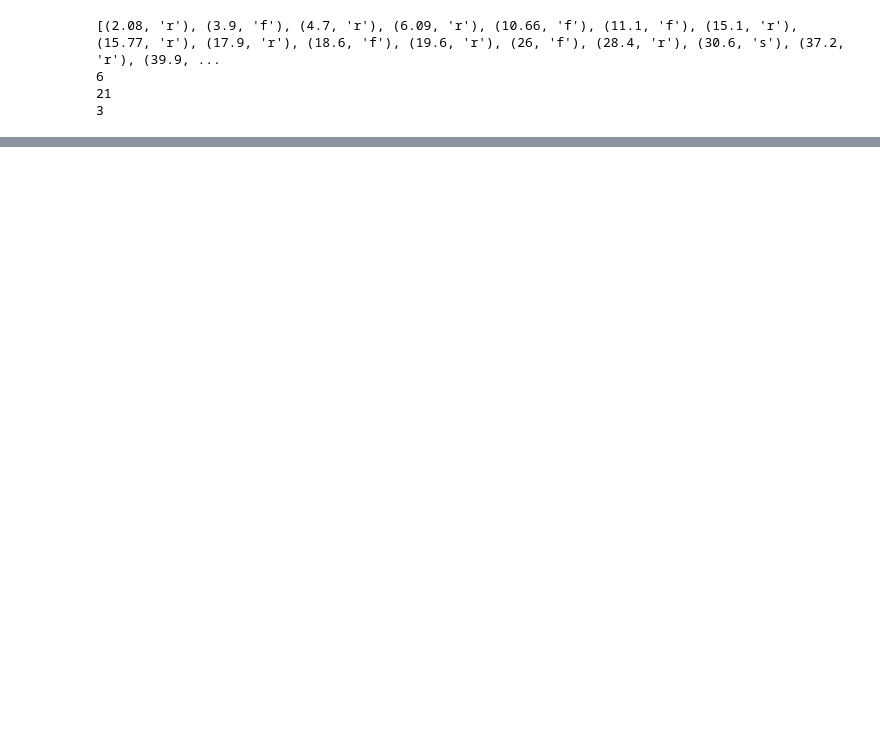
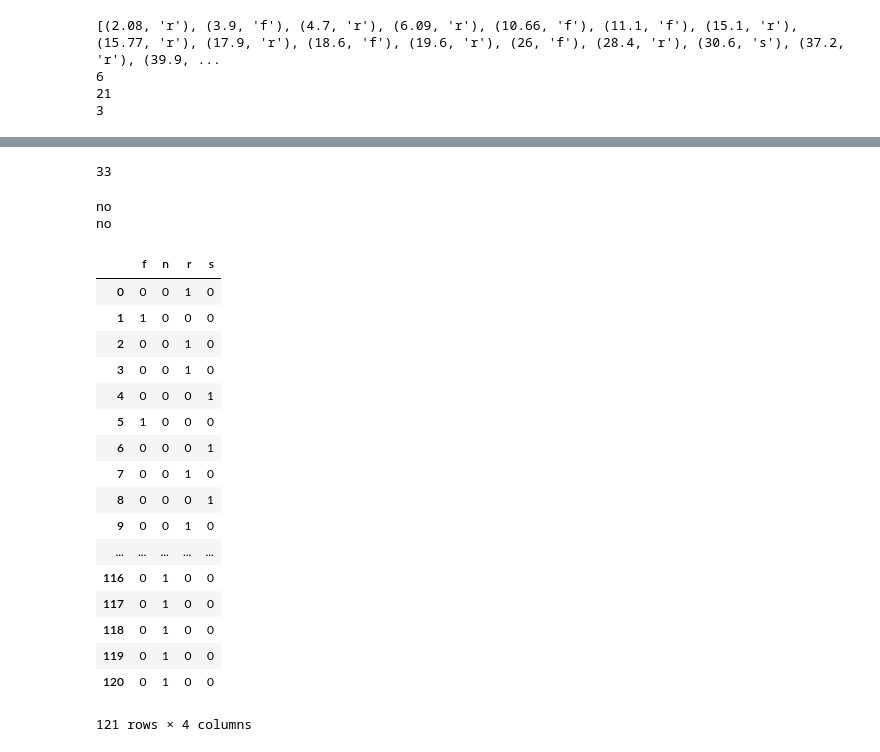
Before and after one commit to vjann/DLC, a Jupyter notebook: notebooks/data_notebooks/data_gopro3lens.ipynb, the cells around one changed output, grey strips where cells are left out. Cells and saved outputs as stored; diff of their text form; code cells hidden in the pictures; blank space fills up the shorter version.

```diff
--- a/notebooks/data_notebooks/data_gopro3lens.ipynb
+++ b/notebooks/data_notebooks/data_gopro3lens.ipynb
@@ -27,9 +27,9 @@ cols = ['Nose', 'DomInside', 'Pellet', 'Index', 'OtherHand']
 
 classes = ['n', 's', 'f', 'r']
 
-frames_before = 0
+frames_before = 12
 
-frames_after = 20
+frames_after = 30
 
 step_size = 1
 
@@ -47,6 +47,7 @@ import random
 from sklearn.model_selection import train_test_split
 # Import the model we are using
 from sklearn.ensemble import RandomForestClassifier
+from sklearn.ensemble import ExtraTreesClassifier
 
 #Functions to get training data
 def get_dataset(df, start_frames):
@@ -78,13 +79,13 @@ def get_non_reach_frames(df, num_frames, blacklist, avoidance_radius):
     return non_reaches
 
 #Use training features and labels to create Random Forest Classifier
-def create_classifier(features, labels, n_trees, test_proportion=0.25):
+def create_classifier(features, labels, n_trees, test_proportion=0.25, depth=None, max_feats='auto'):
     train_feats, test_feats, train_labs, test_labs = train_test_split(features, labels, test_size = test_proportion, random_state = seed)
     print('Training Features Shape:', train_feats.shape)
     print('Training Labels Shape:', train_labs.shape)
     print('Testing Features Shape:', test_feats.shape)
     print('Testing Labels Shape:', test_labs.shape)
-    rf = RandomForestClassifier(n_estimators = n_trees, random_state = seed)
+    rf = RandomForestClassifier(n_estimators = n_trees, random_state = seed, max_depth=depth, max_features=max_feats)
     # Train the model on training data
     print(train_feats.shape)
     print(train_labs.shape)
@@ -528,0 +579,55 @@ SyntaxError: invalid syntax (<ipython-input-24-90185ae7772a>, line 24)
+# %%
+print(int(n_feats**0.5))
+# %% [output]
+33
+# %%
+#Functions to get training data
+def get_dataset2(df, start_frames):
+    dataframe = df[cols]
+    dataset = []
+    for start_f in start_frames:
+        temp_df = dataframe.iloc[start_f - frames_before: start_f + frames_after]
+        if len(temp_df.values.flatten()) == 0:
+            print("ERROR check get dataset")
+        dataset.append(temp_df.values)
+    return np.asarray(dataset)
+
+pm = 0
+reach_frames_temp, reach_frames, reach_labels, non_reaches_frames = None, None, None, None
+#"C:\Users\vjj14\Documents\GoProLens\3lens\gp2.7k3lensA1.mp4"
+df_A = pd.read_hdf(r"C:\Users\vjj14\Desktop\DeepLabCut\gopro3lens-vj-2019-07-08\videos\gp2.7k3lensA1DeepCut_resnet50_gopro3lensJul8shuffle1_120005.h5")
+df_A.columns = df_A.columns.droplevel()
+reach_times = [19.12, 23.752, 24.186, 24.630, 36.846, 43.652, 44.042, 46.964, 60.218, 62.897, 64.787, 72.045, 85.174, 88.196,
+           91.652, 93.248, 93.814, 106.294, 106.867, 111.344, 112.249, 113.407, 115.474, 115.918, 129.119, 136.837, 138.581]
+reach_frames_temp = [time_to_frame(x) for x in reach_times]
+reach_frames = [x - pm for x in reach_frames_temp] + reach_frames_temp[:] + [x + pm for x in reach_frames_temp]
+reach_labels = ['r', 'f', 'r', 'r', 's', 'f', 's', 'r', 's', 'r', 'r', 'r', 's', 'r', 's', 'r', 'r', 'r', 'f', 'r', 'r',
+                      'r', 'f', 'r', 's', 'r', 'r']*3
+non_reaches_frames = get_non_reach_frames(df_A, len(reach_frames)//2, reach_frames, 12)
+featuresA = get_dataset2(df_A, reach_frames+non_reaches_frames)
+labelsA = np.asarray(reach_labels + ['n' for x in non_reaches_frames])
+elabelsA = pd.Series(labelsA)
+encoded_labels = pd.get_dummies(elabelsA)
+reach_frames_temp, reach_frames, reach_labels, non_reaches_frames = None, None, None, None
+encoded_labels
+# %% [output]
+no
+no
+|  | f | n | r | s |
+| 0 | 0 | 0 | 1 | 0 |
+| 1 | 1 | 0 | 0 | 0 |
+| 2 | 0 | 0 | 1 | 0 |
+| 3 | 0 | 0 | 1 | 0 |
+| 4 | 0 | 0 | 0 | 1 |
+| 5 | 1 | 0 | 0 | 0 |
+| 6 | 0 | 0 | 0 | 1 |
+| 7 | 0 | 0 | 1 | 0 |
+| 8 | 0 | 0 | 0 | 1 |
+| 9 | 0 | 0 | 1 | 0 |
+| ... | ... | ... | ... | ... |
+| 116 | 0 | 1 | 0 | 0 |
+| 117 | 0 | 1 | 0 | 0 |
+| 118 | 0 | 1 | 0 | 0 |
+| 119 | 0 | 1 | 0 | 0 |
+| 120 | 0 | 1 | 0 | 0 |
+121 rows × 4 columns
```
Also changed, not shown: parts of 13 cells of this notebook, 1 other file.
